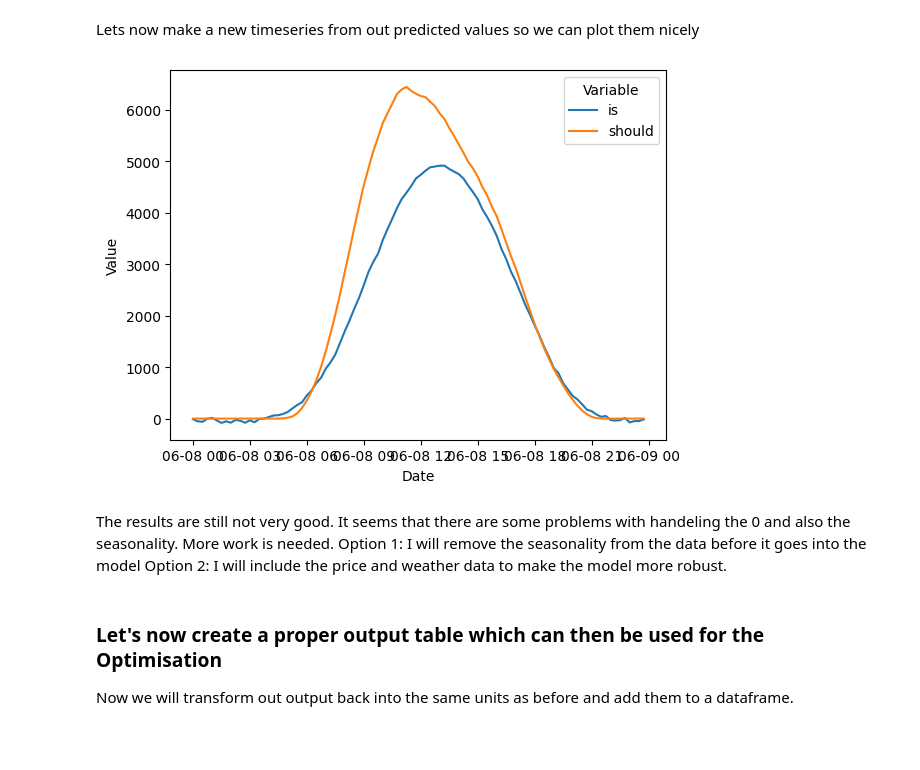
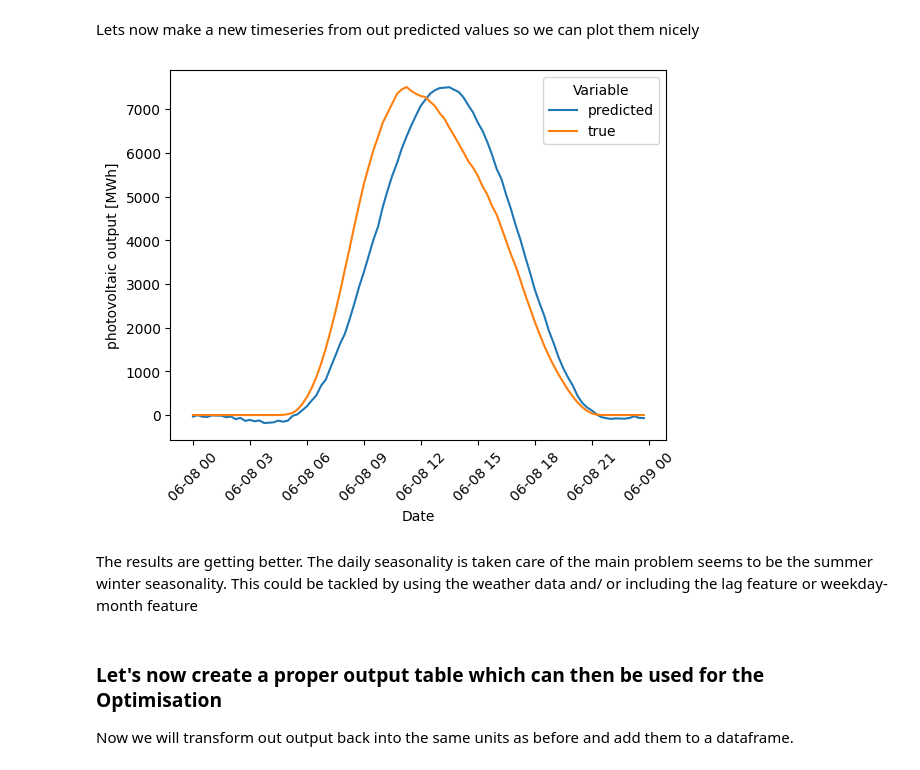
Before and after one commit to fritzfritzfritzz/EES_Optimisation, a Jupyter notebook: notebooks/20230630_LSTM_trial.ipynb, the cells around one changed output. Saved outputs shown, nothing was run; the diff lists cells and outputs as text; code cells hidden in the pictures; blank space fills up the shorter version.

Commit message:
changed some visualisations and uploaded better model

```diff
--- a/notebooks/20230630_LSTM_trial.ipynb
+++ b/notebooks/20230630_LSTM_trial.ipynb
@@ -469,25 +469,28 @@ Lets now make a new timeseries from out predicted values so we can plot them nic
 def make_plotting_table(y_test, y_pred, Y_test_index):
     inversed_y_test = scaler.inverse_transform(y_test)
     inversed_y_pred = scaler.inverse_transform(y_pred)
-    inversed_y_test = pd.DataFrame(inversed_y_test[:1, :].T, columns=['should'])
+    inversed_y_test = pd.DataFrame(inversed_y_test[:1, :].T, columns=['true'])
     Date = pd.DataFrame(Y_test_index[:1, :].T, columns=['Date'])
-    inversed_y_pred = pd.DataFrame(inversed_y_pred[:1, :].T, columns=['is'])
+    inversed_y_pred = pd.DataFrame(inversed_y_pred[:1, :].T, columns=['predicted'])
     df_date = Date
     df_3 = pd.concat([df_date, inversed_y_test], axis=1)
     df_plotting = pd.concat([df_3, inversed_y_pred] ,axis=1)
-    df_melted = df_plotting.melt(id_vars = 'Date', value_vars=['is', 'should'], var_name = 'Variable', value_name = "Value")
+    df_melted = df_plotting.melt(id_vars = 'Date', value_vars=['predicted', 'true'], var_name = 'Variable', value_name = "Value")
     df_melted["Date"] = pd.to_datetime(df_melted['Date'])
     return df_melted
 # %%
 df_plotting = make_plotting_table(y_test, y_pred, Y_test_index)
+# %%
+df_plotting['hour']= pd.to_datetime(df_plotting['Date']).dt.time
 # %%
-LSTM_solar_output = sns.lineplot(data=df_plotting, x = 'Date' , y = 'Value', hue = 'Variable')
+sns.lineplot(data=df_plotting, x ='Date' , y = 'Value', hue = 'Variable')
+plt.xticks(rotation=45)
+plt.ylabel('Photovoltaic output [MWh]')
+plt.show()
 # %% [output]
-[figure, old version]
+[figure, new version]
-# %% [markdown]
-The results are still not very good. It seems that there are some problems with handeling the 0 and also the seasonality. More work is needed.
-    Option 1: I will remove the seasonality from the data before it goes into the model
-    Option 2: I will include the price and weather data to make the model more robust.
+# %% [markdown]
+The results are getting better. The daily seasonality is taken care of the main problem seems to be the summer winter seasonality. This could be tackled by using the weather data and/ or including the lag feature or weekday-month feature
 # %% [markdown]
 ### Let's now create a proper output table which can then be used for the Optimisation ###
 Now we will transform out output back into the same units as before and add them to a dataframe.
```
Also changed, not shown: parts of 34 cells of this notebook, 6 other files.
